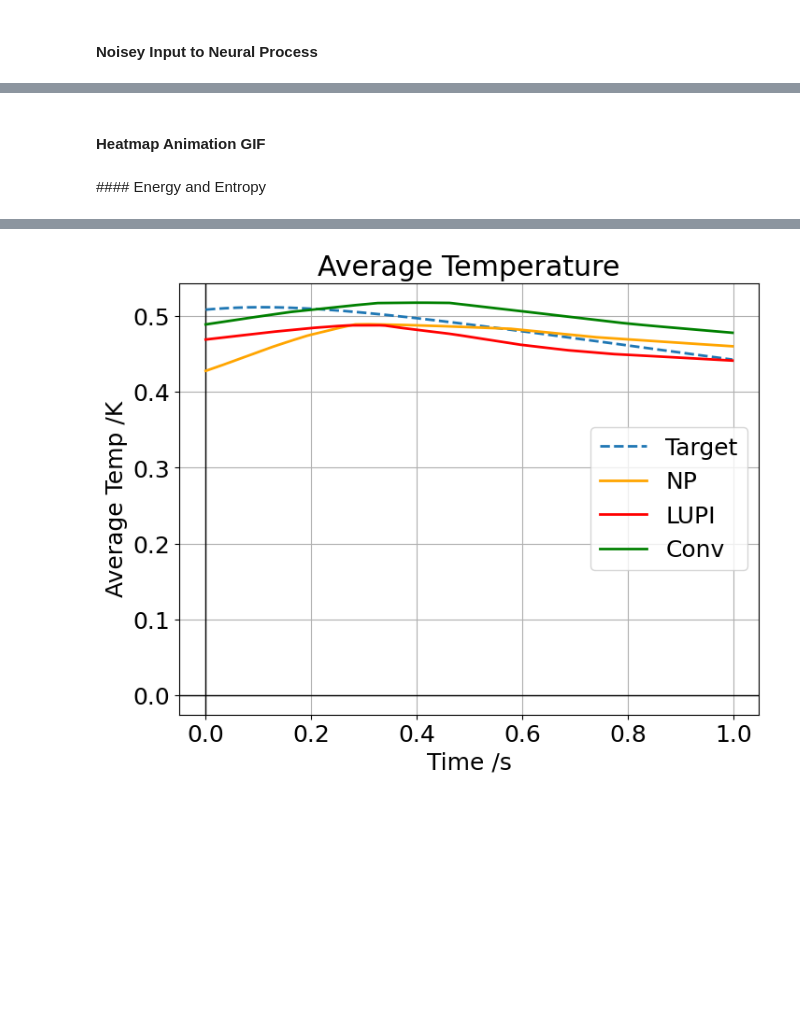
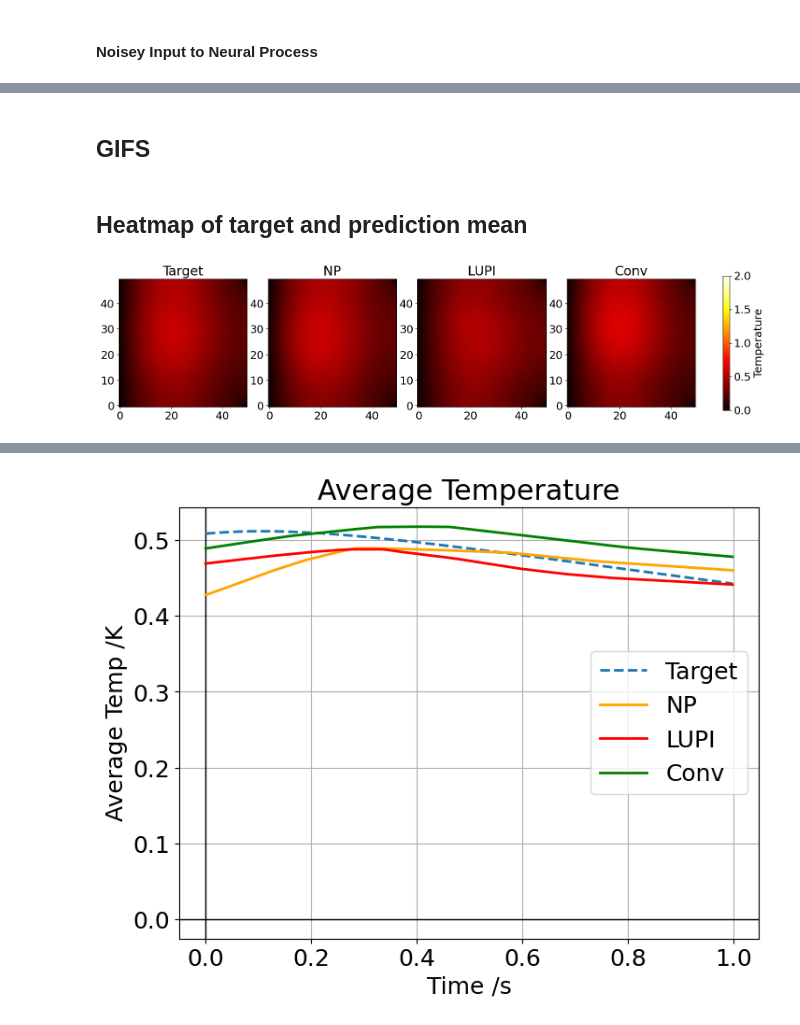
Before and after one commit to alexking100/part_III_project, a Jupyter notebook: np_heat_diffusion.ipynb, the cells around one changed output, grey strips where cells are left out. Saved outputs shown, nothing was run; the diff lists cells and outputs as text; code cells hidden in the pictures; blank space fills up the shorter version.

```diff
--- a/np_heat_diffusion.ipynb
+++ b/np_heat_diffusion.ipynb
@@ -874,3 +875 @@ visualise_model_solution(conv_y_noise, 0, title='Conv Noise Avg Response')
 <module 'matplotlib.pyplot' from '/usr/local/lib/python3.9/site-packages/matplotlib/pyplot.py'>
-# %% [markdown]
-#### Heatmap Animation GIF
@@ -926,2 +875,0 @@ plot_and_save_heatmaps(noise=False, architecture='conv')
-# %% [markdown]
-#### Energy and Entropy
@@ -965,0 +876,55 @@ plot_and_save_heatmaps(noise=False, architecture='conv')
+# %% [markdown]
+## GIFS
+# %% [markdown]
+## Heatmap of target and prediction mean
+# %%
+import numpy as np
+import matplotlib.pyplot as plt
+import matplotlib.animation as animation
+import matplotlib.gridspec as gridspec
+
+# Create a figure and subplots
+fig, axes = plt.subplots(1, 5, figsize=(18, 4), gridspec_kw={'width_ratios': [1, 1, 1, 1, 0.10]})
+gs = gridspec.GridSpec(1, 5, width_ratios=[1,1,1,1,0.05])
+
+# Set up the subplots
+titles = ['Target', 'NP', 'LUPI', 'Conv']
+data = [y_target, y_mean, lupi_y_mean, conv_y_mean]
+# data = [data1, data2, data3, data4]
+
+images = []
+
+# Plot initial heatmaps
+for i, ax in enumerate(axes[:-1]):
+    ax.set_title(titles[i])
+    image = ax.imshow(data[i][0], cmap='hot', interpolation='nearest', animated=True, vmin=0.0, vmax=2.0)
+    images.append(image)
+
+    # Invert the y-axis
+    ax.invert_yaxis()
+
+    # Modify the y-axis ticks and tick labels
+    # ax.set_yticks(np.arange(y_target.shape[1]))  # Set the tick positions
+    # ax.set_yticklabels(np.linspace(0, y_target.shape[1], 3)[::-1])  # Set the tick labels in reverse order
+
+
+# Create the colorbar
+cax = plt.subplot(gs[-1])
+cbar = plt.colorbar(images[0], cax=cax)
+cbar.set_label('Temperature')
+
+# Update heatmaps for each time step
+def update_heatmaps(frame):
+    for i, image in enumerate(images):
+        image.set_array(data[i][frame])
+
+# Create the animation
+ani = animation.FuncAnimation(fig, update_heatmaps, frames=y_target.shape[0], interval=25)
+
+# Save the animation as GIF
+ani.save('target_mean.gif', writer='pillow')
+
+# Show the plot
+plt.show()
+# %% [output]
+[figure, added]
```
Also changed, not shown: parts of 19 cells of this notebook, 11 other files.
